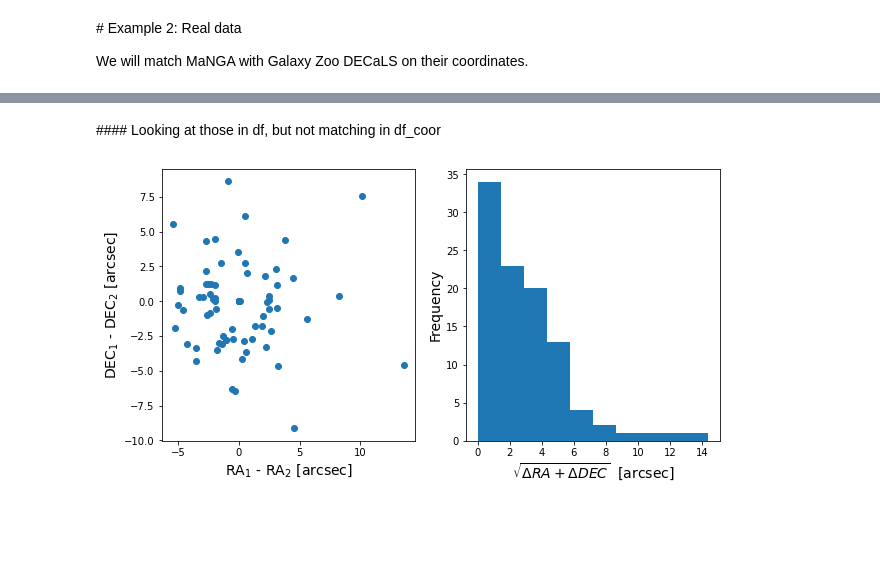
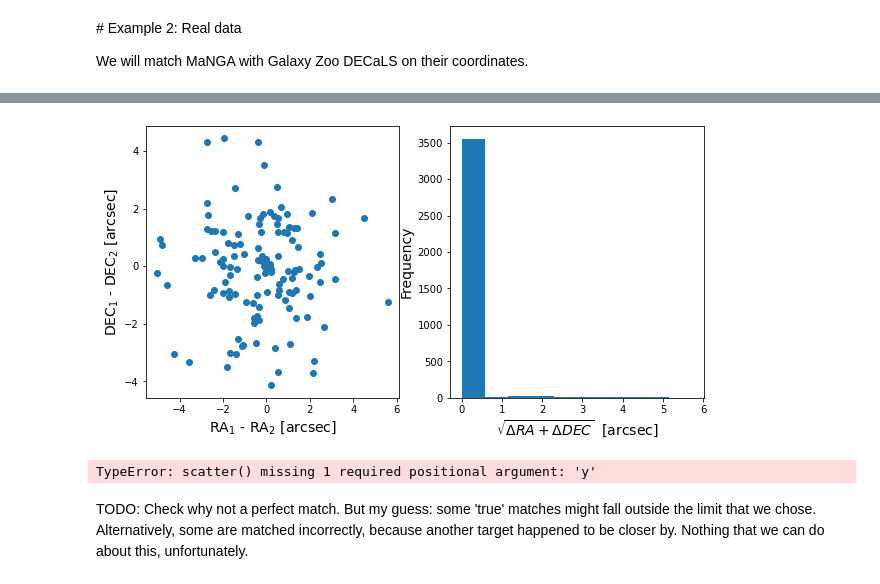
Before and after one commit to tobiasgeron/coordinate_matching, a Jupyter notebook: Example.ipynb, the cells around one changed output, grey strips where cells are left out. Cells and saved outputs as stored; diff of their text form; code cells hidden in the pictures; blank space fills up the shorter version.

Commit message:
Added plot_on_sky()

```diff
--- a/Example.ipynb
+++ b/Example.ipynb
@@ -80,8 +54,11 @@ np.where(delta > 10)
 # %%
+
 idx, _, _, _ = match_catalogs([df_manga['objra'],df_manga['objdec']],
                [df_gz['ra'],df_gz['dec']],
-               limit = 2)
+               limit = 5) # can vary, depending on how conservative you want to be.
 # %%
+# TODO: put this in function too
+
 df_gz = df_gz.reset_index()
 
 # Remove all where idx is np.nan, so no match found.
@@ -92,7 +69,7 @@ idx_denan = [int(i) for i in idx if ~np.isnan(i)]
 
 # Match data to it
 df_manga['index'] = list(df_gz['index'][idx_denan])
-df_coor = df_manga.merge(df_gz,left_on='index',right_on='index', how='inner', suffixes = ('_manga','_gz'))
-df_coor = df_coor.drop(columns=['index'])
-print('We have ' + str(len(df_coor))+ ' galaxies left.') #12509
+df_merged = df_manga.merge(df_gz,left_on='index',right_on='index', how='inner', suffixes = ('_manga','_gz'))
+df_merged = df_merged.drop(columns=['index'])
+print('We have ' + str(len(df_merged))+ ' galaxies left.') #12509
 # %% [output]
@@ -161,2 +76,0 @@ plt.show()
-# %% [markdown]
-#### Looking at those in df, but not matching in df_coor
@@ -171,4 +77,10 @@ idxs = np.array(idxs)
 # %%
-plot_coordinate_difference([df['ra'][idxs], df['dec'][idxs]], [df['objra'][idxs], df['objdec'][idxs]])
+plot_coordinate_difference([df_merged['ra'], df_merged['dec']], [df_merged['objra'], df_merged['objdec']])
 # %% [output]
-[figure, old version]
+[figure, new version]
+# %%
+plt.scatter([df_merged['ra'], df_merged['dec']])
+# %% [output]
+TypeError: scatter() missing 1 required positional argument: 'y'
+# %% [markdown]
+TODO: Check why not a perfect match. But my guess: some 'true' matches might fall outside the limit that we chose. Alternatively, some are matched incorrectly, because another target happened to be closer by. Nothing that we can do about this, unfortunately.
```
Also changed, not shown: parts of 20 cells of this notebook, 1 other file.
